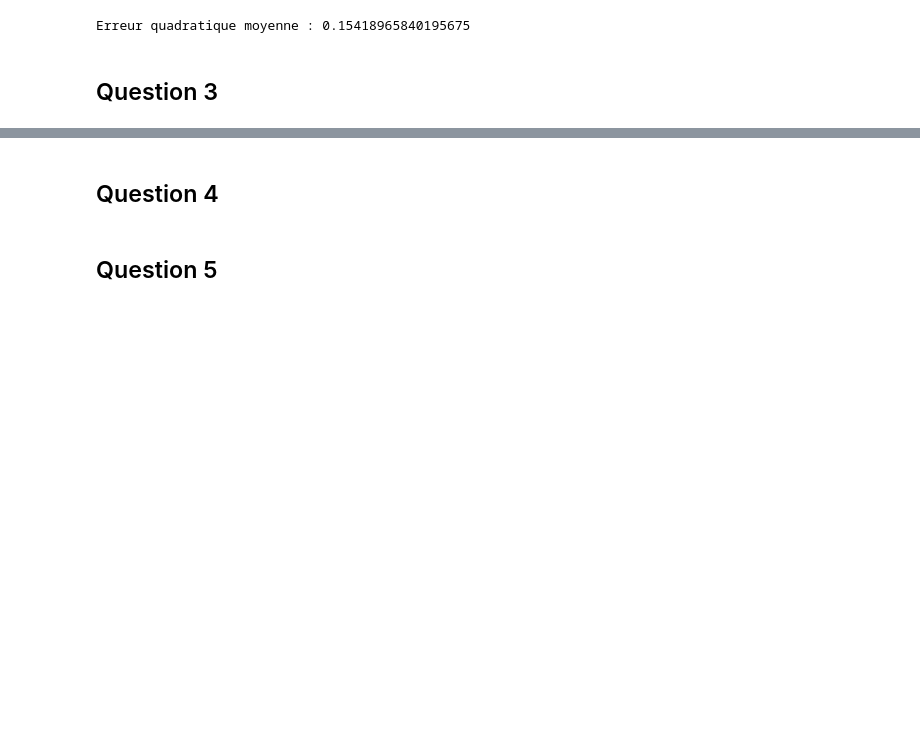
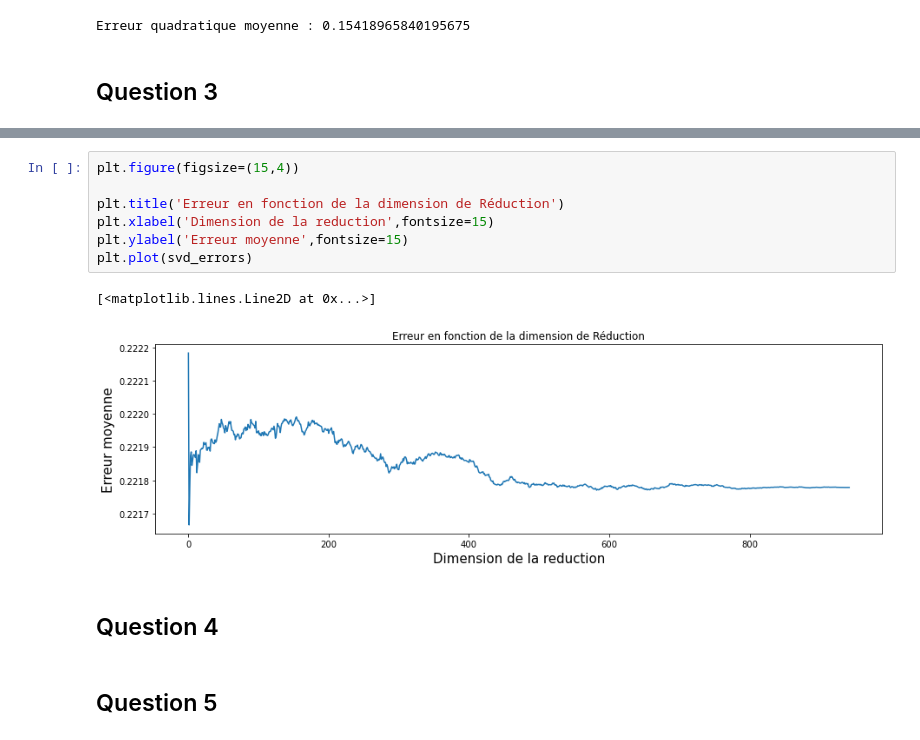
Before and after one commit to clementbernardd/LOG6308, a Jupyter notebook: TP1_groupe7.ipynb, the cells around one changed output, grey strips where cells are left out. Saved outputs shown, nothing was run; the diff lists cells and outputs as text; blank space fills up the shorter version.

```diff
--- a/TP1_groupe7.ipynb
+++ b/TP1_groupe7.ipynb
@@ -659,3 +683,13 @@ Erreur quadratique moyenne : 0.15418965840195675
+# %%
+plt.figure(figsize=(15,4))
+
+plt.title('Erreur en fonction de la dimension de Réduction')
+plt.xlabel('Dimension de la reduction',fontsize=15)
+plt.ylabel('Erreur moyenne',fontsize=15)
+plt.plot(svd_errors)
+# %% [output]
+[<matplotlib.lines.Line2D at 0x...>]
+[figure, added]
 # %% [markdown]
 ## Question 4
 # %% [markdown]
```
Also changed, not shown: parts of 3 cells of this notebook.
